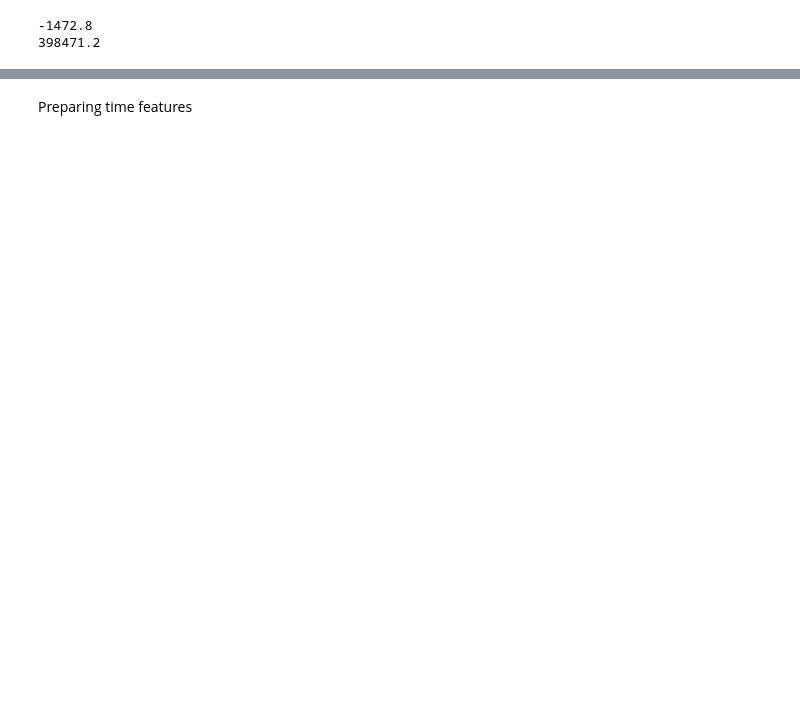
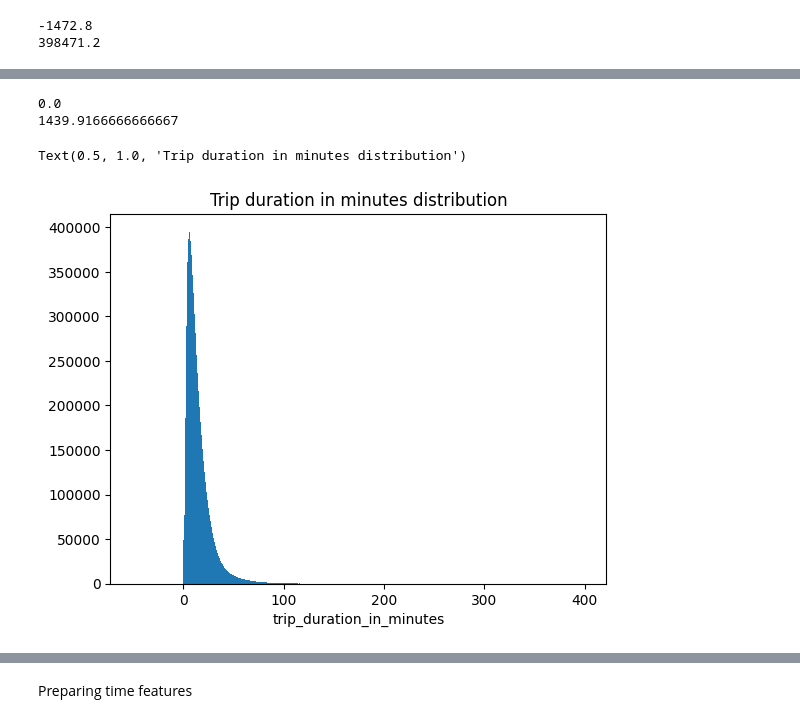
Before and after one commit to ervalinskas/yellow-taxi-trip, a Jupyter notebook: notebooks/eta.ipynb, the cells around one changed output, grey strips where cells are left out. Drawn from its saved outputs; the diff is of its cells as text; code cells hidden in the pictures; blank space fills up the shorter version.

```diff
--- a/notebooks/eta.ipynb
+++ b/notebooks/eta.ipynb
@@ -318,0 +320,2 @@ full_df.columns.tolist()
+# %%
+df = df[(df["tpep_dropoff_datetime"] > "2019-12-01 00:00:00")&(df["tpep_dropoff_datetime"] < "2020-01-01 00:00:00")]
@@ -318,0 +330,18 @@ full_df.columns.tolist()
+# %%
+print(df["trip_duration_in_minutes"].min())
+print(df["trip_duration_in_minutes"].max())
+# %% [output]
+0.0
+1439.9166666666667
+# %%
+import matplotlib.pyplot as plt
+import seaborn as sns
+import numpy as np
+
+plt.hist(df["trip_duration_in_minutes"],
+         bins=np.arange(-50, 400))
+plt.xlabel("trip_duration_in_minutes")
+plt.title("Trip duration in minutes distribution")
+# %% [output]
+Text(0.5, 1.0, 'Trip duration in minutes distribution')
+[figure, added]
```
Also changed, not shown: parts of 57 cells of this notebook.
